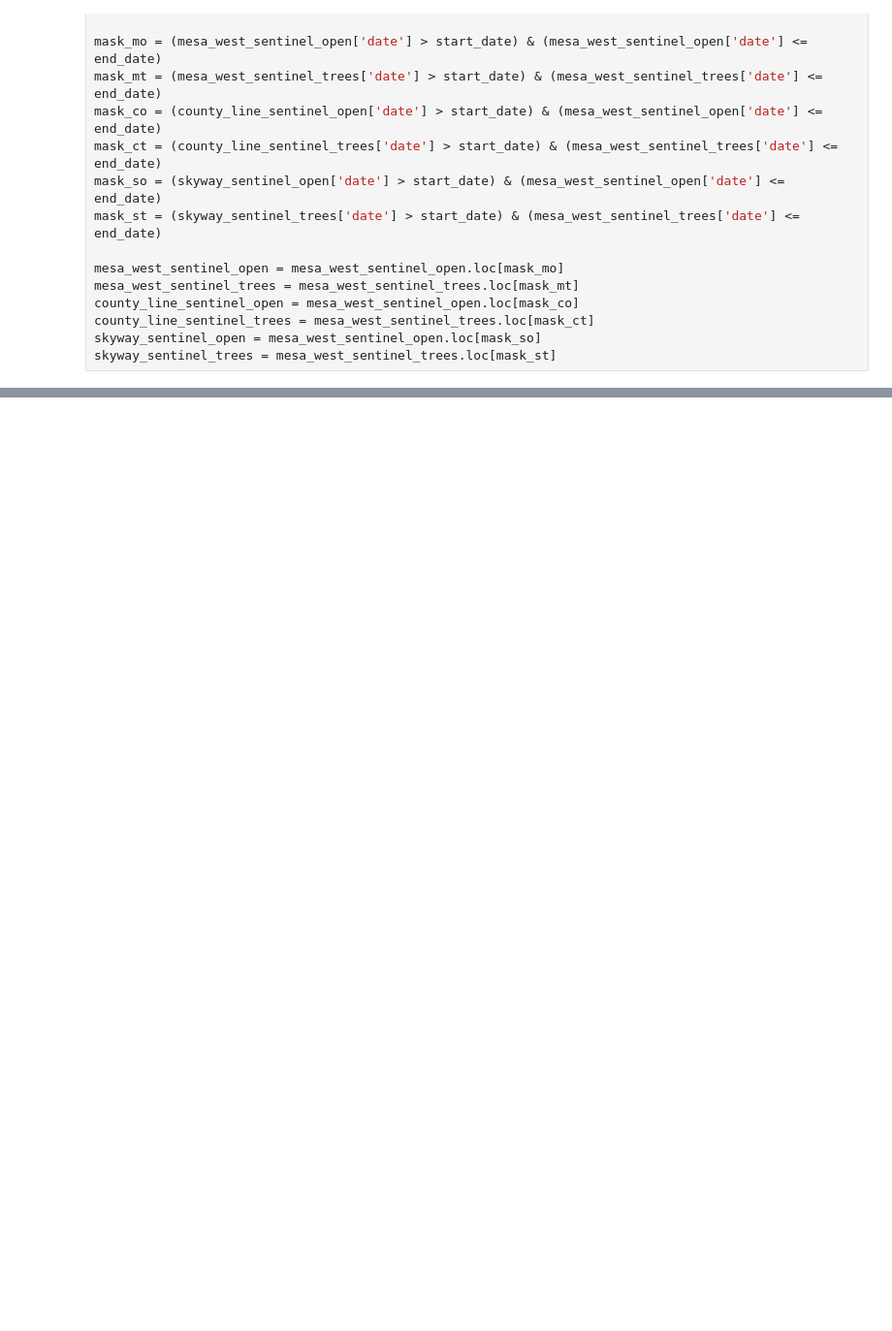
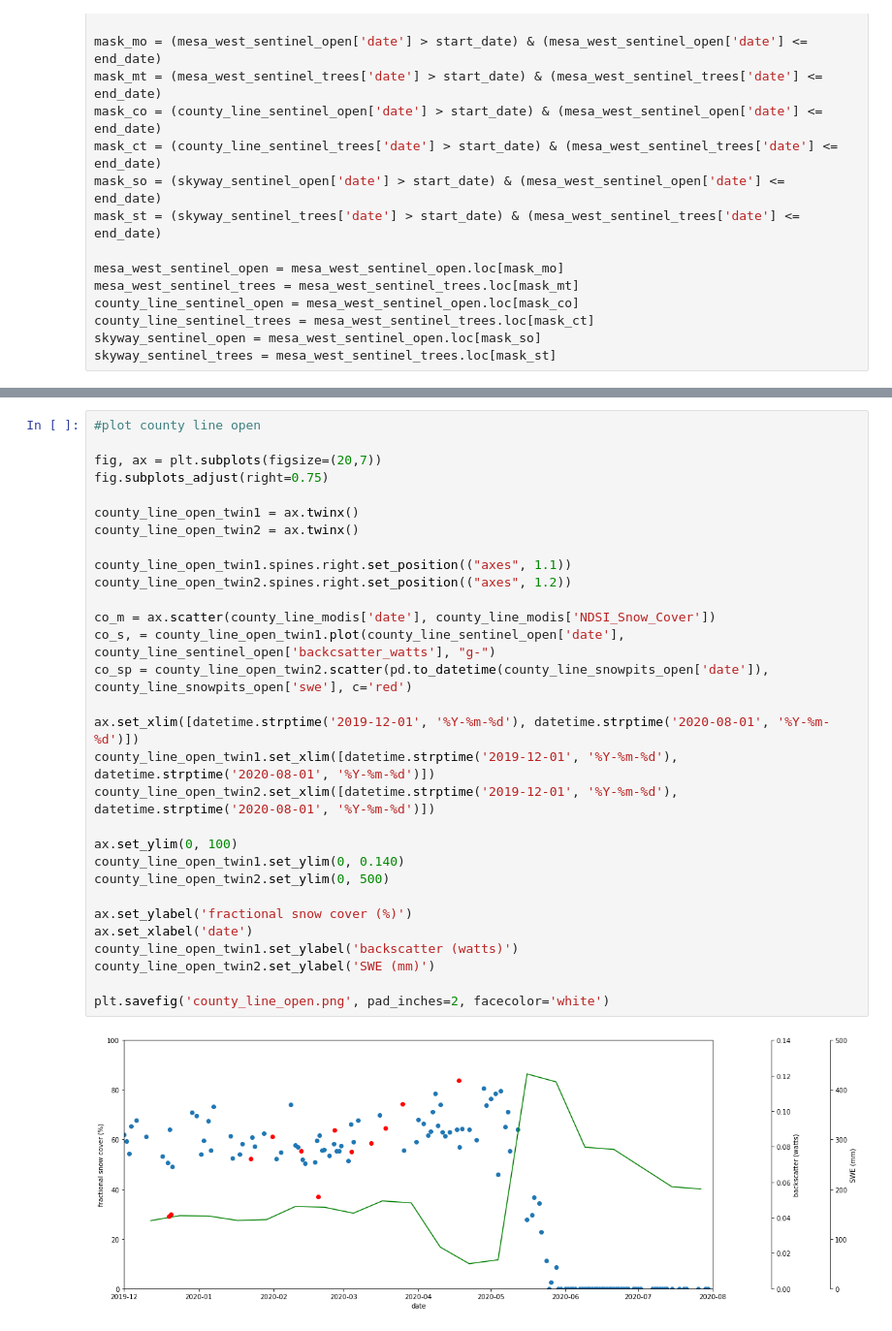
Before and after one commit to snowex-hackweek/snowmelt-timing, a Jupyter notebook: contributors/lila/lila_modis_notebook.ipynb, the cells around one changed output, grey strips where cells are left out. Shown: that part at 97% size. Drawn from its saved outputs; the diff is of its cells as text; blank space fills up the shorter version.

```diff
--- a/contributors/lila/lila_modis_notebook.ipynb
+++ b/contributors/lila/lila_modis_notebook.ipynb
@@ -199,0 +228,32 @@ county_line_snowpits_trees.plot.scatter(ax=axes[1], x='date', y='swe', c='r')
+# %%
+#plot county line open
+
+fig, ax = plt.subplots(figsize=(20,7))
+fig.subplots_adjust(right=0.75)
+
+county_line_open_twin1 = ax.twinx()
+county_line_open_twin2 = ax.twinx()
+
+county_line_open_twin1.spines.right.set_position(("axes", 1.1))
+county_line_open_twin2.spines.right.set_position(("axes", 1.2))
+
+co_m = ax.scatter(county_line_modis['date'], county_line_modis['NDSI_Snow_Cover'])
+co_s, = county_line_open_twin1.plot(county_line_sentinel_open['date'], county_line_sentinel_open['backcsatter_watts'], "g-")
+co_sp = county_line_open_twin2.scatter(pd.to_datetime(county_line_snowpits_open['date']), county_line_snowpits_open['swe'], c='red')
+
+ax.set_xlim([datetime.strptime('2019-12-01', '%Y-%m-%d'), datetime.strptime('2020-08-01', '%Y-%m-%d')])
+county_line_open_twin1.set_xlim([datetime.strptime('2019-12-01', '%Y-%m-%d'), datetime.strptime('2020-08-01', '%Y-%m-%d')])
+county_line_open_twin2.set_xlim([datetime.strptime('2019-12-01', '%Y-%m-%d'), datetime.strptime('2020-08-01', '%Y-%m-%d')])
+
+ax.set_ylim(0, 100)
+county_line_open_twin1.set_ylim(0, 0.140)
+county_line_open_twin2.set_ylim(0, 500)
+
+ax.set_ylabel('fractional snow cover (%)')
+ax.set_xlabel('date')
+county_line_open_twin1.set_ylabel('backscatter (watts)')
+county_line_open_twin2.set_ylabel('SWE (mm)')
+
+plt.savefig('county_line_open.png', pad_inches=2, facecolor='white')
+# %% [output]
+[figure, added]
```
Also changed, not shown: parts of 9 cells of this notebook.
